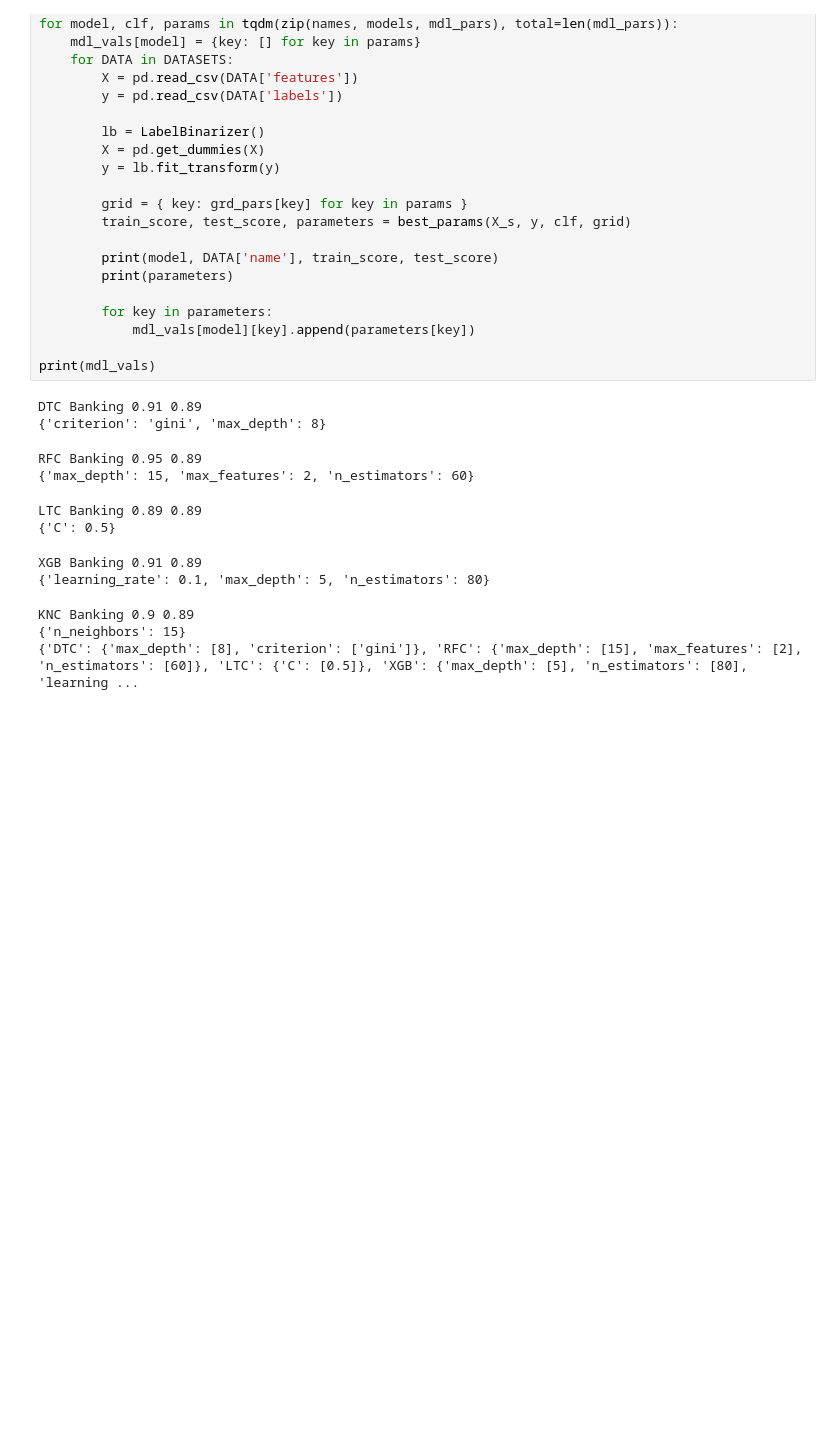
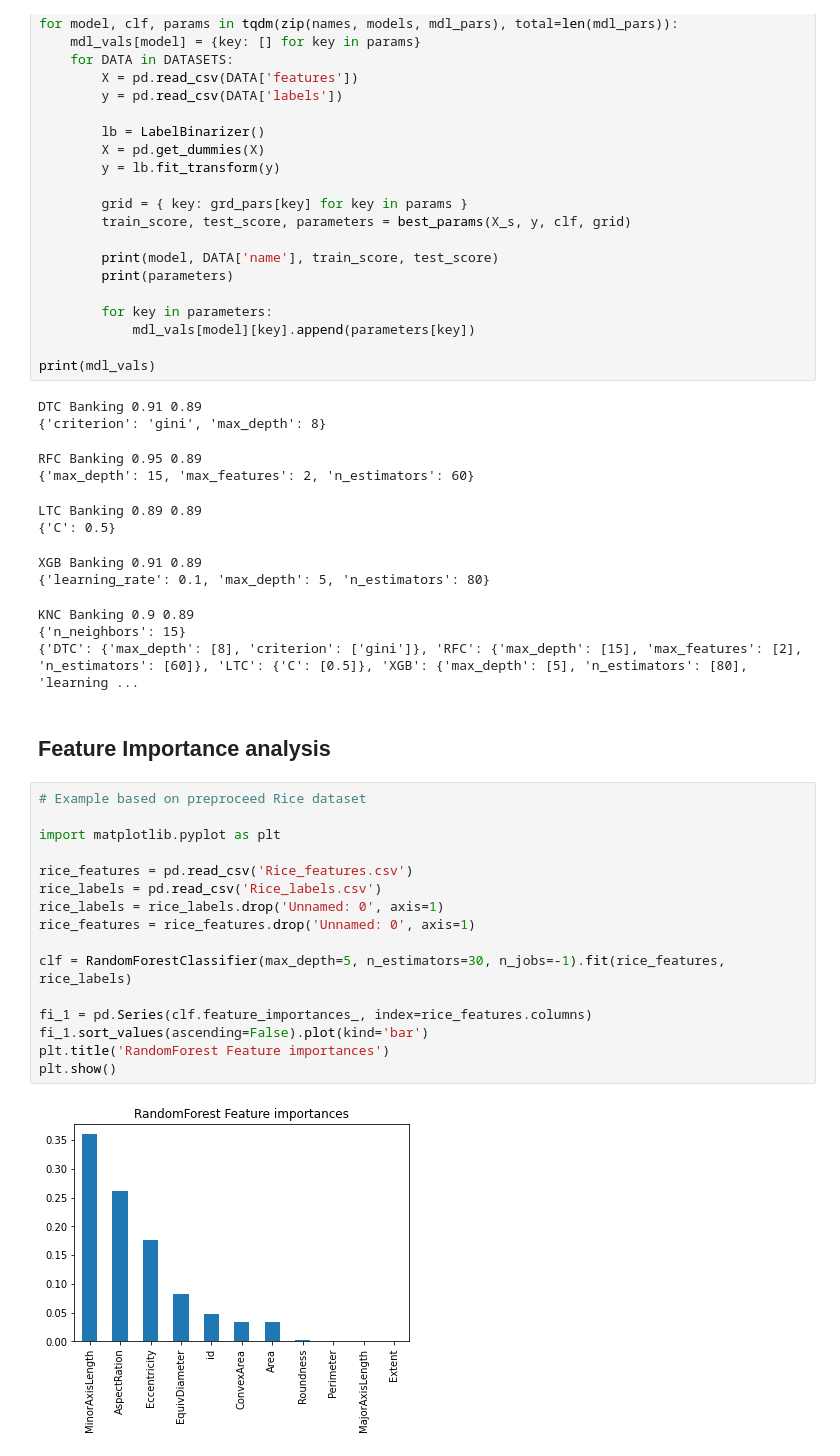
Before and after one commit to annykay/NoiseInDataImpact, a Jupyter notebook: DataPreprocessing.ipynb, the cells around one changed output. Saved outputs shown, nothing was run; the diff lists cells and outputs as text; blank space fills up the shorter version.

```diff
--- a/DataPreprocessing.ipynb
+++ b/DataPreprocessing.ipynb
@@ -357,3 +357,23 @@ XGB Banking 0.91 0.89
 KNC Banking 0.9 0.89
 {'n_neighbors': 15}
 {'DTC': {'max_depth': [8], 'criterion': ['gini']}, 'RFC': {'max_depth': [15], 'max_features': [2], 'n_estimators': [60]}, 'LTC': {'C': [0.5]}, 'XGB': {'max_depth': [5], 'n_estimators': [80], 'learning ...
+# %% [markdown]
+## Feature Importance analysis
+# %%
+# Example based on preproceed Rice dataset
+
+import matplotlib.pyplot as plt
+
+rice_features = pd.read_csv('Rice_features.csv')
+rice_labels = pd.read_csv('Rice_labels.csv')
+rice_labels = rice_labels.drop('Unnamed: 0', axis=1)
+rice_features = rice_features.drop('Unnamed: 0', axis=1)
+
+clf = RandomForestClassifier(max_depth=5, n_estimators=30, n_jobs=-1).fit(rice_features, rice_labels)
+
+fi_1 = pd.Series(clf.feature_importances_, index=rice_features.columns)
+fi_1.sort_values(ascending=False).plot(kind='bar')
+plt.title('RandomForest Feature importances')
+plt.show()
+# %% [output]
+[figure, added]
```
